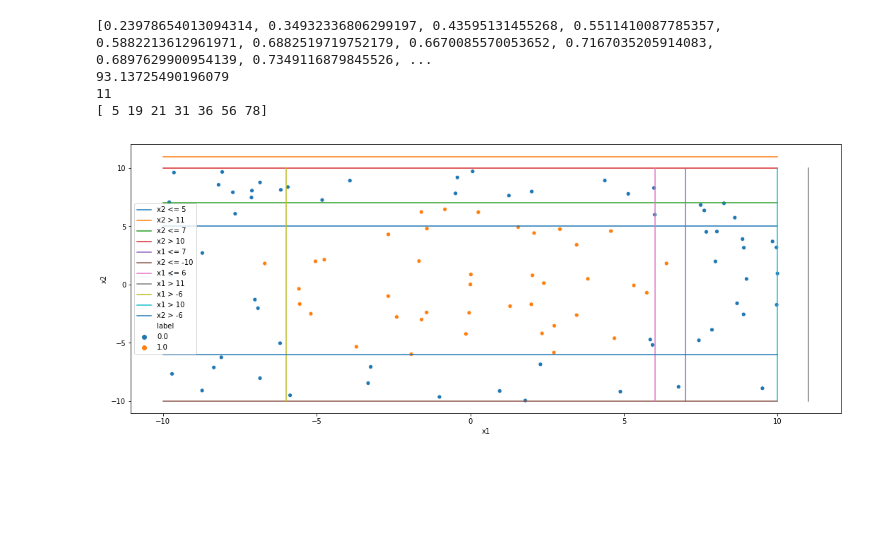
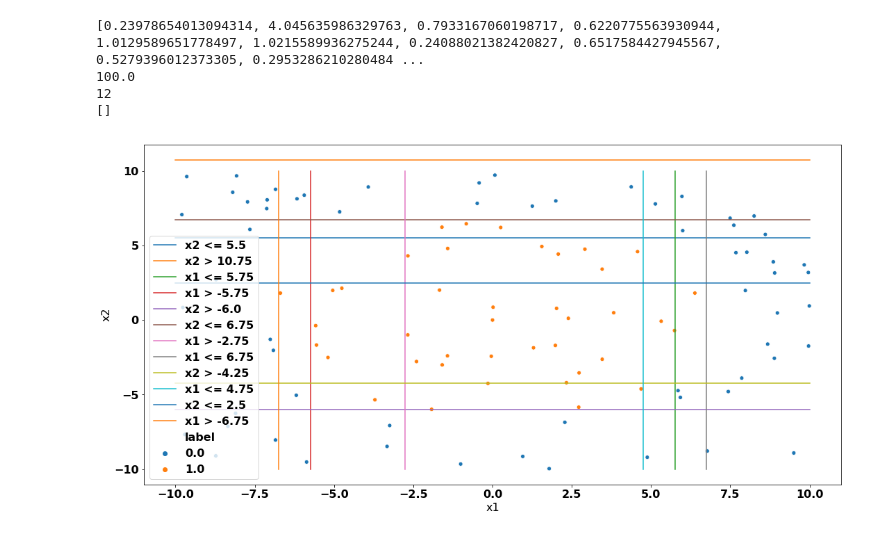
Before and after one commit to nilesh0109/ML_SoSe19, a Jupyter notebook: ML_ex05.ipynb, the cells around one changed output. Saved outputs shown, nothing was run; the diff lists cells and outputs as text; code cells hidden in the pictures; blank space fills up the shorter version.

```diff
--- a/ML_ex05.ipynb
+++ b/ML_ex05.ipynb
@@ -29,7 +36,6 @@ def get_weak_classifier(threshold, column_name, data):
   out2 = np.array([1.0 if item <= threshold else -1.0 for item in data[column_name]])
   num_correct_1 = np.sum(data['label'] == out1)
   num_correct_2 = np.sum(data['label'] == out2)
-  #print(num_correct_1, '  ', num_correct_2)
   if(num_correct_2 > num_correct_1):
     rule = column_name + ' <= ' + str(threshold)
     out = out2
@@ -37,8 +43,8 @@ def get_weak_classifier(threshold, column_name, data):
     rule = column_name + ' > ' + str(threshold)
     out=out1
   return (rule, out)
-hx1 = np.arange(-10,12,1)
-hx2 = np.arange(-10,12,1)
+hx1 = np.arange(-11,11,0.25)
+hx2 = np.arange(-11,11,0.25)
 weak_classifiers = {}
 
 for i in range(len(hx1)):
@@ -64,33 +70,30 @@ def getLossParam(ground_truth, prediction):
 
 weight_alphas=[]
 selected_classifiers_name = []
-#print(indices_to_classify)
 
 for j in range(35):
   lowest_error =100
   lowest_error_key= ''
   for rule, out in weak_classifiers.items():
-    if(rule not in selected_classifiers_name):
+    if rule not in selected_classifiers_name or rule in selected_classifiers_name:
       temp = getErrorList(df['label'], out)
       error_score = np.sum(temp * df['weights'])
 
       if error_score <= lowest_error:
         lowest_error_key = rule
         lowest_error = error_score
-        #lowest_error_temp = temp
-  #print(lowest_error_temp)
-  #indices_to_classify = np.where(lowest_error_temp == 1)[0]
- # print(np.shape(indices_to_classify))
-  #print('--------------------------')
-  #print(indices_to_classify)
-  #print(np.shape(indices_to_classify))
-  print('best weak classifier is ', lowest_error_key)
+
+  print(lowest_error_key)
   alpha = 0.5 * np.log((1 - lowest_error)/lowest_error)
-  weight_alphas.append(alpha)
-  selected_classifiers_name.append(lowest_error_key)
-  print('error is', lowest_error)
-  print('alpha is', alpha)
+  if lowest_error_key in selected_classifiers_name:
+    ind = selected_classifiers_name.index(lowest_error_key)
+    weight_alphas[ind] += alpha
+  else:
+    weight_alphas.append(alpha)
+    selected_classifiers_name.append(lowest_error_key)
+  #print('error is', lowest_error)
+  print(lowest_error, '  ', alpha)
   loss_param= getLossParam(df['label'], weak_classifiers[lowest_error_key])
-  new_weight = np.exp(-alpha * loss_param)
+  new_weight = df['weights'] * np.exp(-alpha * loss_param)
   df['weights'] = new_weight/np.sum(new_weight)
 # %% [output]
@@ -122,14 +125,12 @@ strong_classifier = 0.0
 strongest_classifier ={'acc': 0.0, 'num_weak_classifiers':0, 'pred': []}
 best_classifer_count = 0
 print(weight_alphas)
-# for i in range(len(weight_alphas)):
-#   strong_classifier += weight_alphas[i] * weak_classifiers[selected_classifiers_name[i]]
 
 for i in range(len(weight_alphas)):
   strong_classifier += weight_alphas[i] * weak_classifiers[selected_classifiers_name[i]]
   current_classifier_acc, curr_prediction = getAccuracy(strong_classifier)
   #print('iteration %d'% i, ' Accuracy is ', current_classifier_acc)
-  if( current_classifier_acc > strongest_classifier['acc']):
+  if current_classifier_acc > strongest_classifier['acc']:
     strongest_classifier['acc'] = current_classifier_acc
     strongest_classifier['num_weak_classifiers'] = i+1
     strongest_classifier['pred'] = curr_prediction
@@ -139,31 +140,25 @@ print(strongest_classifier['acc'])
 print(strongest_classifier['num_weak_classifiers'])
 wrong_pred_indices = np.where(strongest_classifier['pred'] != df['label'])
 print(wrong_pred_indices[0])
-
-#strong_classifier = [1.0 if val >= 0 else -1.0 for val in strong_classifier]
-#print(np.array(strong_classifier))
-#correct = np.sum(df['label'] == strong_classifier)
-#print('accuracy is ', correct * 100 /len(data))
 # %% [output]
-[0.23978654013094314, 0.34932336806299197, 0.43595131455268, 0.5511410087785357, 0.5882213612961971, 0.6882519719752179, 0.6670085570053652, 0.7167035205914083, 0.6897629900954139, 0.7349116879845526, ...
-93.13725490196079
-11
-[ 5 19 21 31 36 56 78]
+[0.23978654013094314, 4.045635986329763, 0.7933167060198717, 0.6220775563930944, 1.0129589651778497, 1.0215589936275244, 0.24088021382420827, 0.6517584427945567, 0.5279396012373305, 0.2953286210280484 ...
+100.0
+12
+[]
 # %%
 df = df.replace({'label': {-1.0: 0.0}})
-fig, ax= plt.subplots(1,1, figsize=(18,7))
+fig, ax= plt.subplots(1,1, figsize=(18,9))
 
 sns.scatterplot(df['x1'], df['x2'], hue=df['label'], ax=ax, hue_norm=(0,1))
 for i in range(strongest_classifier['num_weak_classifiers']):
   classifer_eq = selected_classifiers_name[i]
-  #print(classifer_eq)
   reg_exp = re.match("^(x[1,2]).* ([-\d\.]+)$", classifer_eq)
   column_name = reg_exp.group(1)
   inequality_value = reg_exp.group(2)
   X = np.arange(-10,11) if column_name == 'x2' else [float(inequality_value)]* 21
   y = np.arange(-10,11) if column_name == 'x1' else [float(inequality_value)]* 21
   ax.plot(X, y, label=classifer_eq)
   plt.legend()
 plt.show()
 # %% [output]
-[figure, old version]
+[figure, new version]
```
Also changed, not shown: parts of 4 cells of this notebook.
